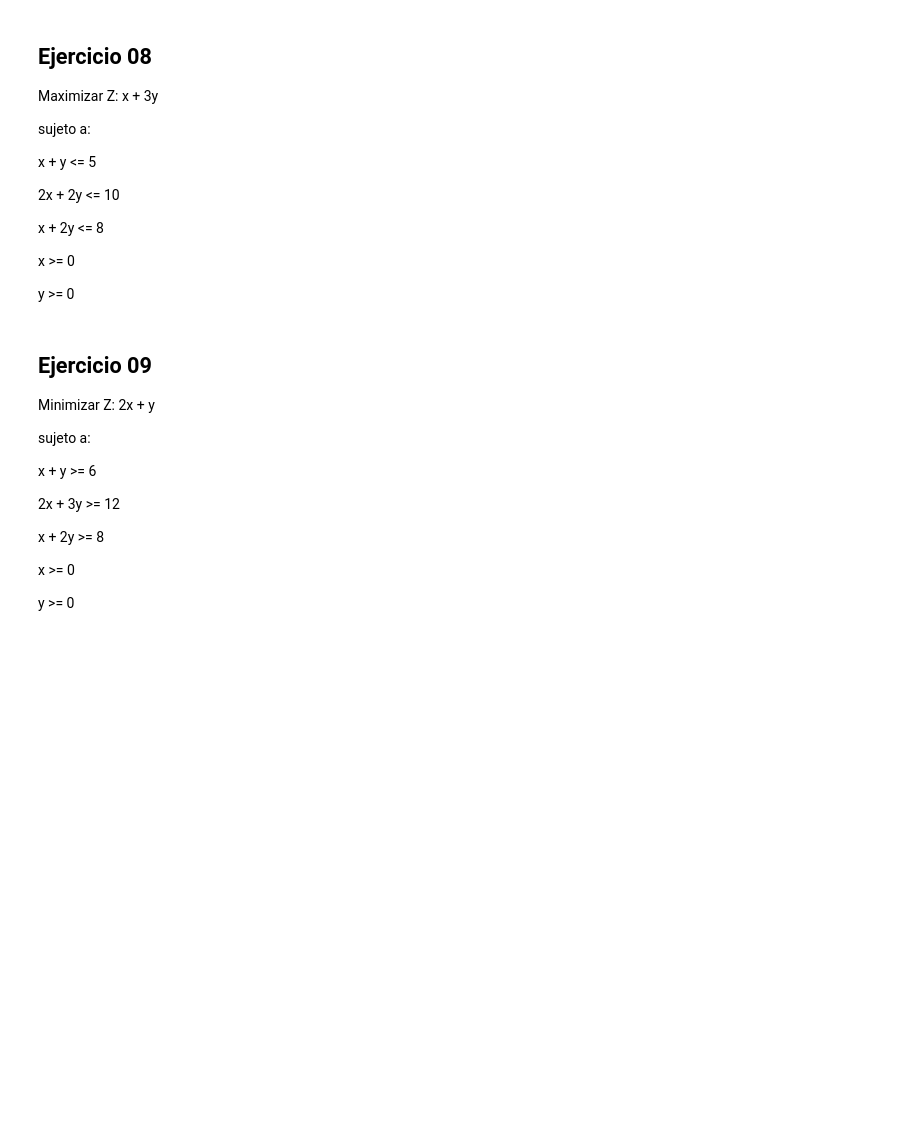
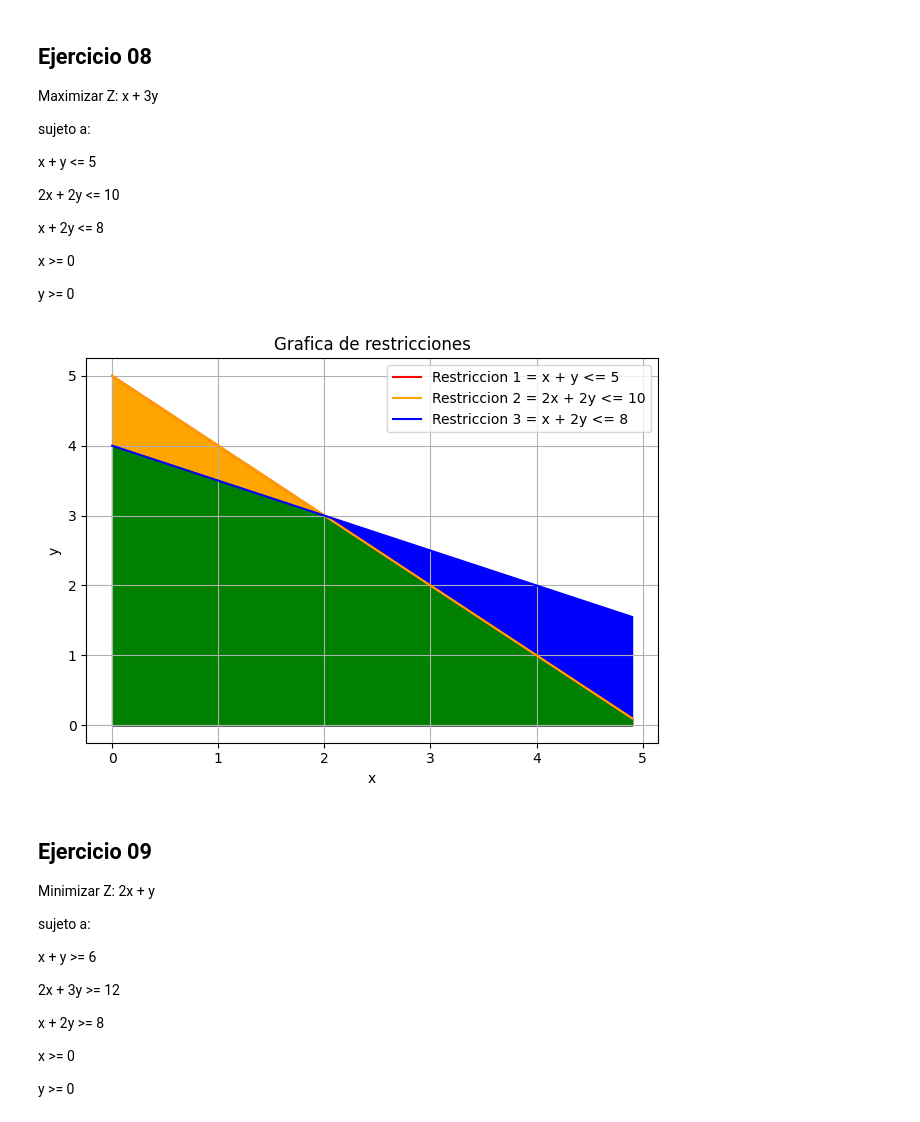
Before and after one commit to JulianaRamirez8/Fundamentos-de-optimizacion-lineal, a Jupyter notebook: Taller_00_solución_gráfica_de_problemas_de_optimización_lineal.ipynb, the cells around one changed output. Saved outputs shown, nothing was run; the diff lists cells and outputs as text; code cells hidden in the pictures; blank space fills up the shorter version.

```diff
--- a/Taller_00_solución_gráfica_de_problemas_de_optimización_lineal.ipynb
+++ b/Taller_00_solución_gráfica_de_problemas_de_optimización_lineal.ipynb
@@ -807,3 +796,45 @@ Maximizar  Z: x + 3y
+# %%
+# Resuelva en esta celda el ejercicio
+#Importar librerias
+import numpy as np
+import matplotlib.pyplot as plt
+#Definir funcion
+def min_entre_expresiones(dominio):
+  minimos=[]
+  for x in dominio:
+    y1=5-x
+    y2=(10-2*x)/2
+    y3=(8-x)/2
+    minimos.append(min(y1,y2,y3))
+  return minimos
+#Rango de x
+x=np.arange(0,5,0.1)
+#Invocar funcion
+min_valor=min_entre_expresiones(x)
+#Restricciones
+y1=5-x
+y2=(10-2*x)/2
+y3=(8-x)/2
+#Nombres ejes y titulo
+plt.xlabel("x")
+plt.ylabel("y")
+plt.title("Grafica de restricciones")
+#Graficar restricciones
+plt.plot(x,y1,label="Restriccion 1 = x + y <= 5",color="red")
+plt.plot(x,y2,label="Restriccion 2 = 2x + 2y <= 10",color="orange")
+plt.plot(x,y3,label="Restriccion 3 = x + 2y <= 8",color="blue")
+#Graficar area y ajustar relleno
+plt.fill_between(x,y1,color="red")
+plt.fill_between(x,y2,color="orange")
+plt.fill_between(x,y3,color="blue")
+plt.fill_between(x,min_valor,color="green")
+plt.tight_layout()
+#Mostrar leyenda,cuadrante y resultados
+plt.legend()
+plt.grid(True)
+plt.show()
+# %% [output]
+[figure, added]
 # %% [markdown]
 ## Ejercicio 09
 
```
Also changed, not shown: parts of 3 cells of this notebook.
